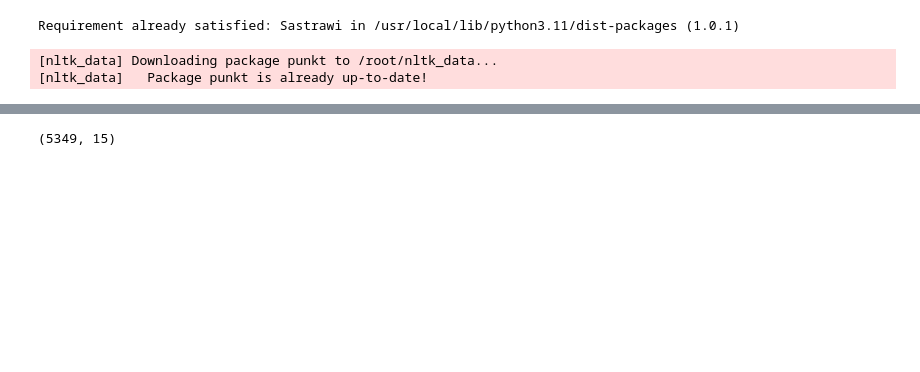
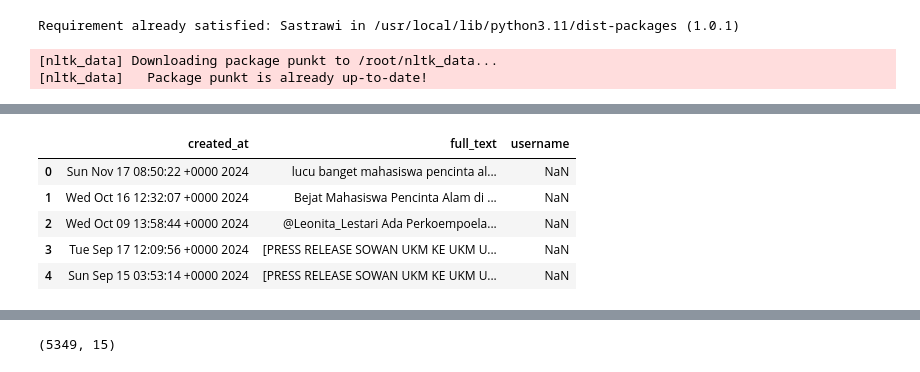
Before and after one commit to tiara070403/skripsi, a Jupyter notebook: preprocessing_data.ipynb, the cells around one changed output, grey strips where cells are left out. Saved outputs shown, nothing was run; the diff lists cells and outputs as text; code cells hidden in the pictures; blank space fills up the shorter version.

```diff
--- a/preprocessing_data.ipynb
+++ b/preprocessing_data.ipynb
@@ -37,0 +73,10 @@ data.head()
+# %%
+data = pd.read_csv('crawling.csv')
+data.head()[['created_at', 'full_text', 'username']]
+# %% [output]
+|  | created_at | full_text | username |
+| 0 | Sun Nov 17 08:50:22 +0000 2024 | lucu banget mahasiswa pencinta al... | NaN |
+| 1 | Wed Oct 16 12:32:07 +0000 2024 | Bejat Mahasiswa Pencinta Alam di ... | NaN |
+| 2 | Wed Oct 09 13:58:44 +0000 2024 | @Leonita_Lestari Ada Perkoempoela... | NaN |
+| 3 | Tue Sep 17 12:09:56 +0000 2024 | [PRESS RELEASE SOWAN UKM KE UKM U... | NaN |
+| 4 | Sun Sep 15 03:53:14 +0000 2024 | [PRESS RELEASE SOWAN UKM KE UKM U... | NaN |
```
Also changed, not shown: parts of 7 cells of this notebook.
